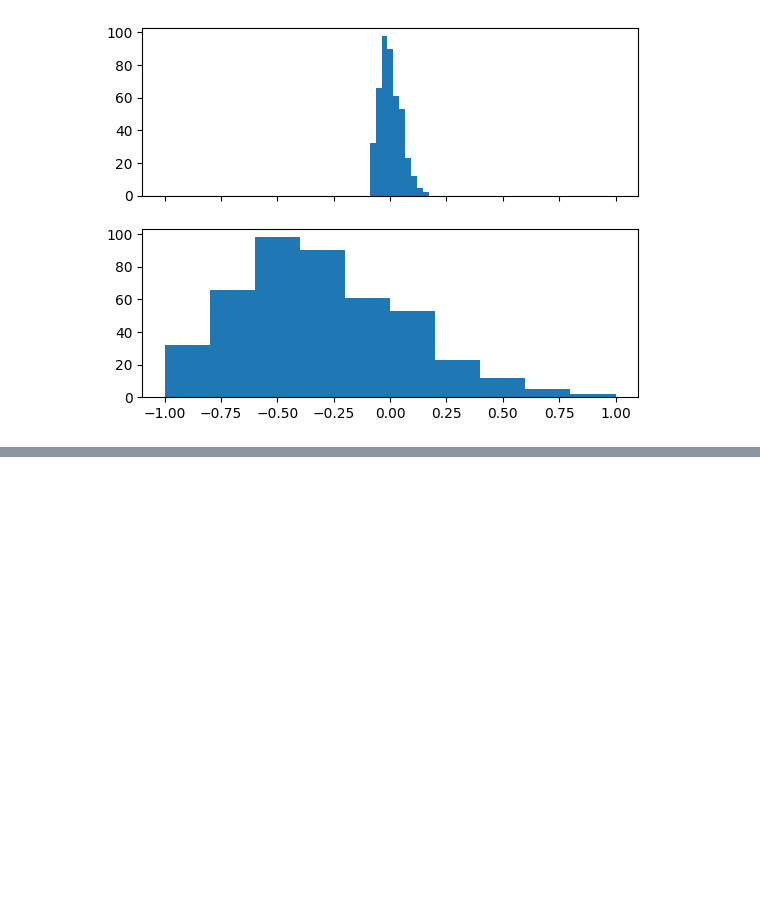
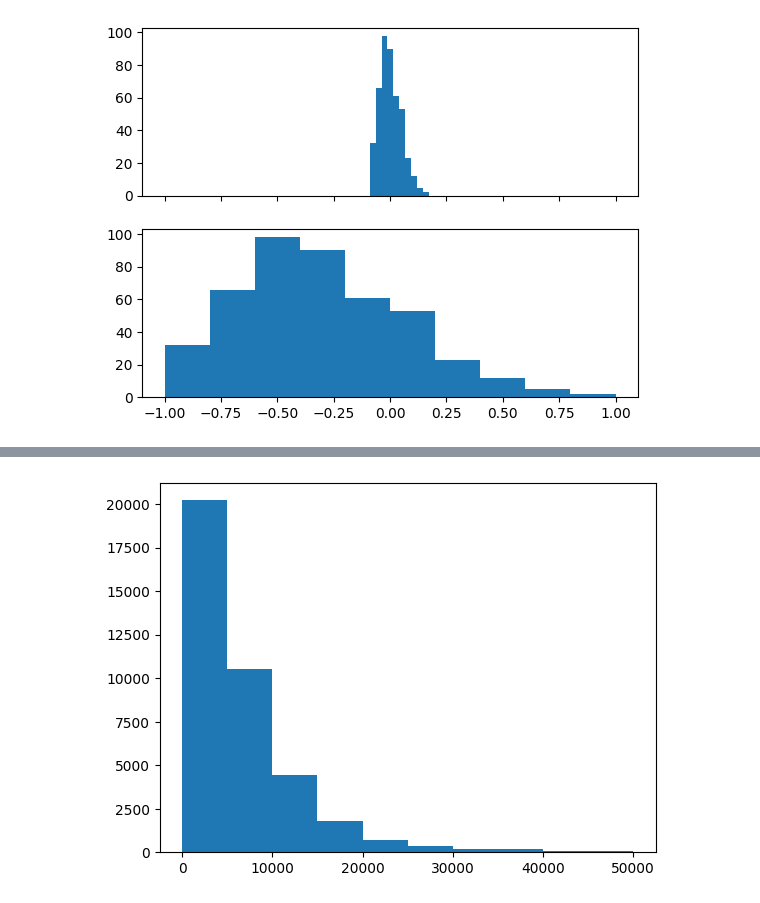
Before and after one commit to feracor/estadistica_descriptiva, a Jupyter notebook: 2_estadistica_en_ingesta_de_datos.ipynb, the cells around one changed output, grey strips where cells are left out. Cells and saved outputs as stored; diff of their text form; code cells hidden in the pictures; blank space fills up the shorter version.

```diff
--- a/2_estadistica_en_ingesta_de_datos.ipynb
+++ b/2_estadistica_en_ingesta_de_datos.ipynb
@@ -45,0 +99,5 @@ train scaled : 0.10518396500015115
+# %%
+plt.hist(df['price_usd'])
+plt.show()
+# %% [output]
+[figure, added]
```
Also changed, not shown: parts of 13 cells of this notebook.
